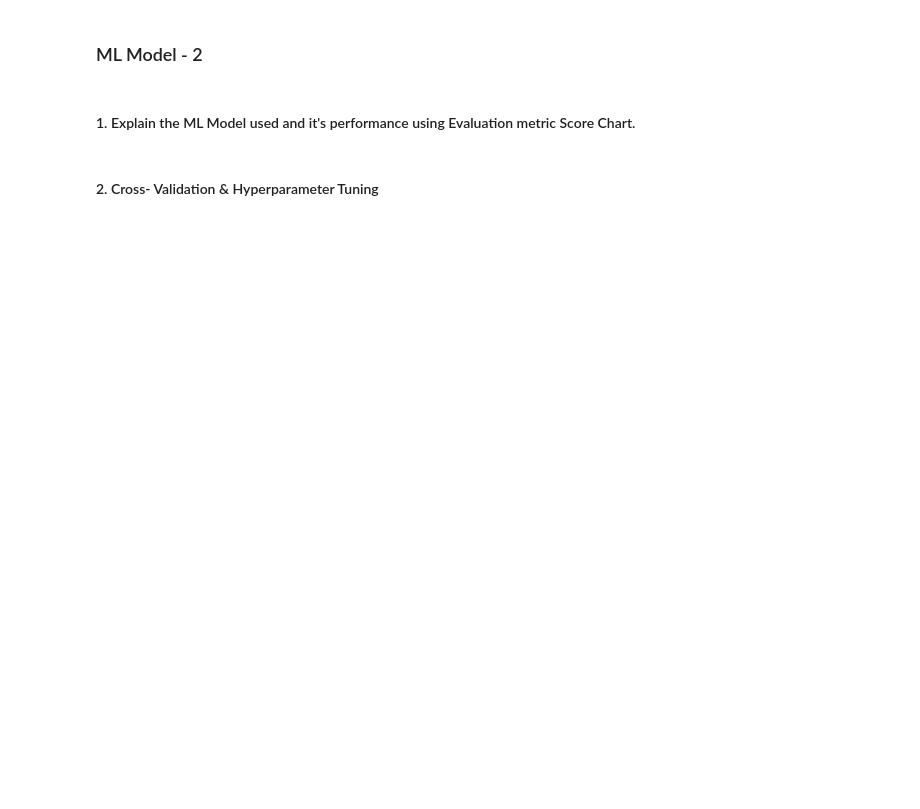
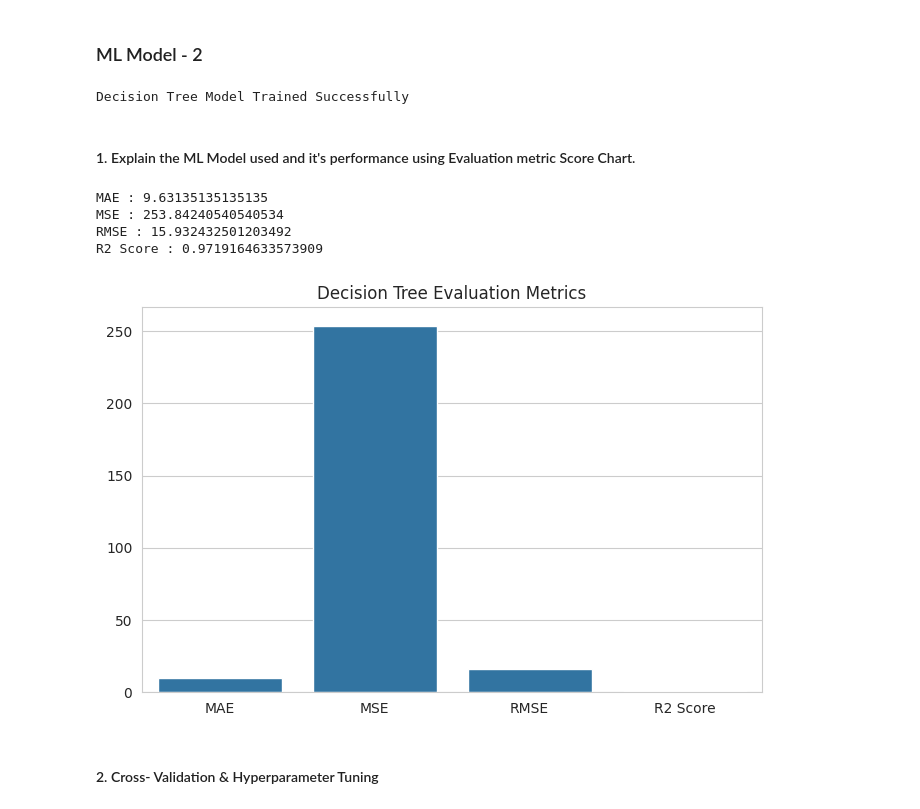
Before and after one commit to Snehamn24/Yes-Bank-ML-model, a Jupyter notebook: Yes_Bank_ML_model.ipynb, the cells around one changed output. Cells and saved outputs as stored; diff of their text form; code cells hidden in the pictures; blank space fills up the shorter version.

```diff
--- a/Yes_Bank_ML_model.ipynb
+++ b/Yes_Bank_ML_model.ipynb
@@ -1211,4 +1309,24 @@ Answer Here.
 # %% [markdown]
 ### ML Model - 2
+# %%
+# ==========================================
+# ML Model - 2 Implementation
+# Decision Tree Regressor
+# ==========================================
+
+from sklearn.tree import DecisionTreeRegressor
+
+# Creating model
+dt_model = DecisionTreeRegressor(random_state=42)
+
+# Fit the Algorithm
+dt_model.fit(X_train, y_train)
+
+# Predict on the model
+y_pred_dt = dt_model.predict(X_test)
+
+print("Decision Tree Model Trained Successfully")
+# %% [output]
+Decision Tree Model Trained Successfully
 # %% [markdown]
 #### 1. Explain the ML Model used and it's performance using Evaluation metric Score Chart.
@@ -1217,2 +1333,42 @@ Answer Here.
+# %%
+# ==========================================
+# Evaluation Metrics for Decision Tree
+# ==========================================
+
+mae_dt = mean_absolute_error(y_test, y_pred_dt)
+
+mse_dt = mean_squared_error(y_test, y_pred_dt)
+
+rmse_dt = np.sqrt(mse_dt)
+
+r2_dt = r2_score(y_test, y_pred_dt)
+
+print("MAE :", mae_dt)
+print("MSE :", mse_dt)
+print("RMSE :", rmse_dt)
+print("R2 Score :", r2_dt)
+# %% [output]
+MAE : 9.63135135135135
+MSE : 253.84240540540534
+RMSE : 15.932432501203492
+R2 Score : 0.9719164633573909
+# %%
+# ==========================================
+# Decision Tree Evaluation Chart
+# ==========================================
+
+metrics = ['MAE', 'MSE', 'RMSE', 'R2 Score']
+
+values = [mae_dt, mse_dt, rmse_dt, r2_dt]
+
+plt.figure(figsize=(8,5))
+
+sns.barplot(x=metrics, y=values)
+
+plt.title('Decision Tree Evaluation Metrics')
+
+plt.show()
+# %% [output]
+[figure, added]
 # %% [markdown]
 #### 2. Cross- Validation & Hyperparameter Tuning
```
Also changed, not shown: parts of 35 cells of this notebook.
